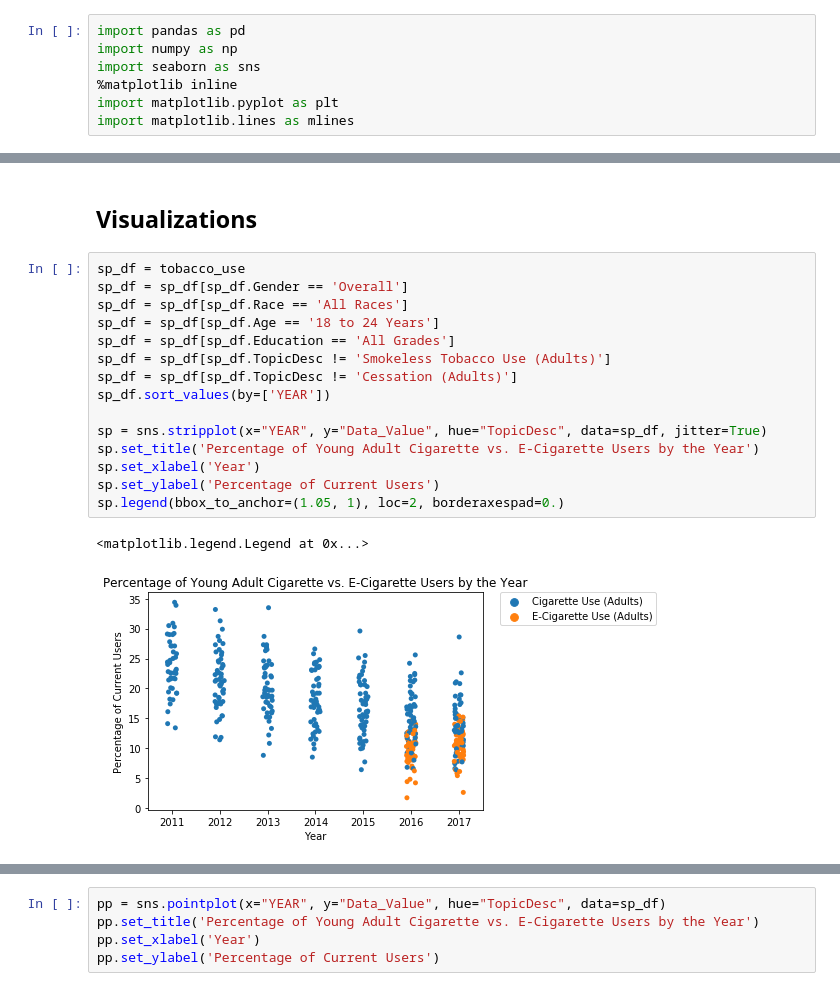
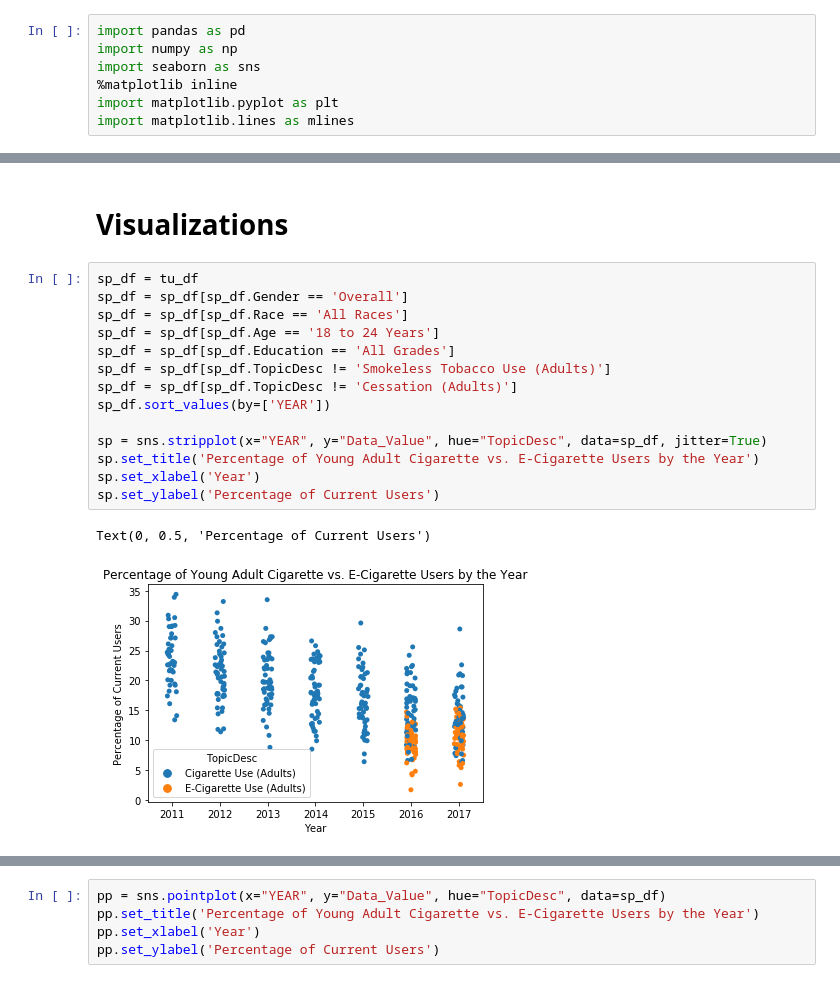
Before and after one commit to edgeslab/cs418-project-99th-percentile-posse, a Jupyter notebook: FinalProject.ipynb, the cells around one changed output, grey strips where cells are left out. Cells and saved outputs as stored; diff of their text form.

```diff
--- a/FinalProject.ipynb
+++ b/FinalProject.ipynb
@@ -55,20 +41,19 @@ tu_df.head(10) #Display first 10 elements of the dataframe
 # %% [markdown]
-## Visualizations
+# Visualizations
 # %%
-sp_df = tobacco_use
+sp_df = tu_df
 sp_df = sp_df[sp_df.Gender == 'Overall']
 sp_df = sp_df[sp_df.Race == 'All Races']
 sp_df = sp_df[sp_df.Age == '18 to 24 Years']
 sp_df = sp_df[sp_df.Education == 'All Grades']
 sp_df = sp_df[sp_df.TopicDesc != 'Smokeless Tobacco Use (Adults)']
 sp_df = sp_df[sp_df.TopicDesc != 'Cessation (Adults)']
 sp_df.sort_values(by=['YEAR'])
 
 sp = sns.stripplot(x="YEAR", y="Data_Value", hue="TopicDesc", data=sp_df, jitter=True)
 sp.set_title('Percentage of Young Adult Cigarette vs. E-Cigarette Users by the Year')
 sp.set_xlabel('Year')
 sp.set_ylabel('Percentage of Current Users')
-sp.legend(bbox_to_anchor=(1.05, 1), loc=2, borderaxespad=0.)
 # %% [output]
-<matplotlib.legend.Legend at 0x...>
+Text(0, 0.5, 'Percentage of Current Users')
-[figure, old version]
+[figure, new version]
```
Also changed, not shown: parts of 14 cells of this notebook.
